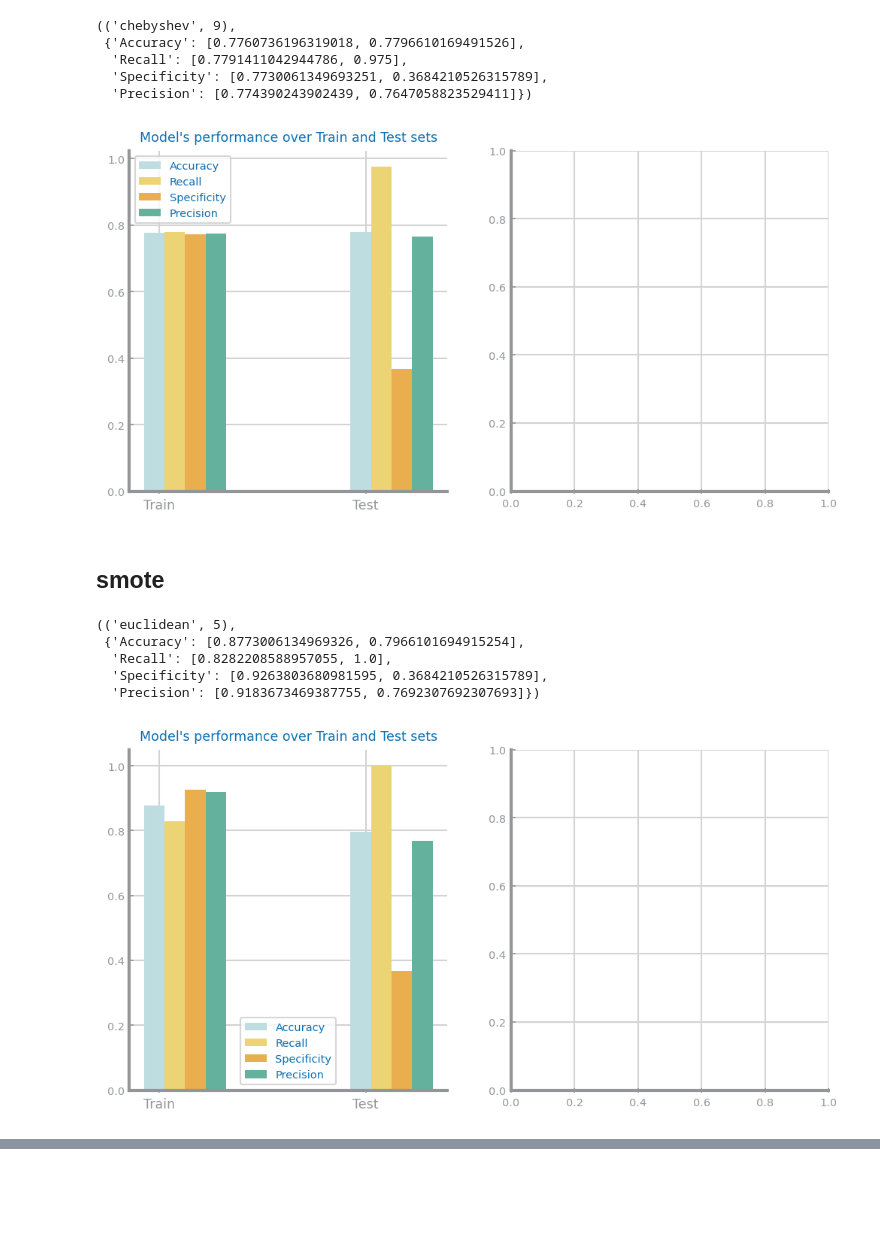
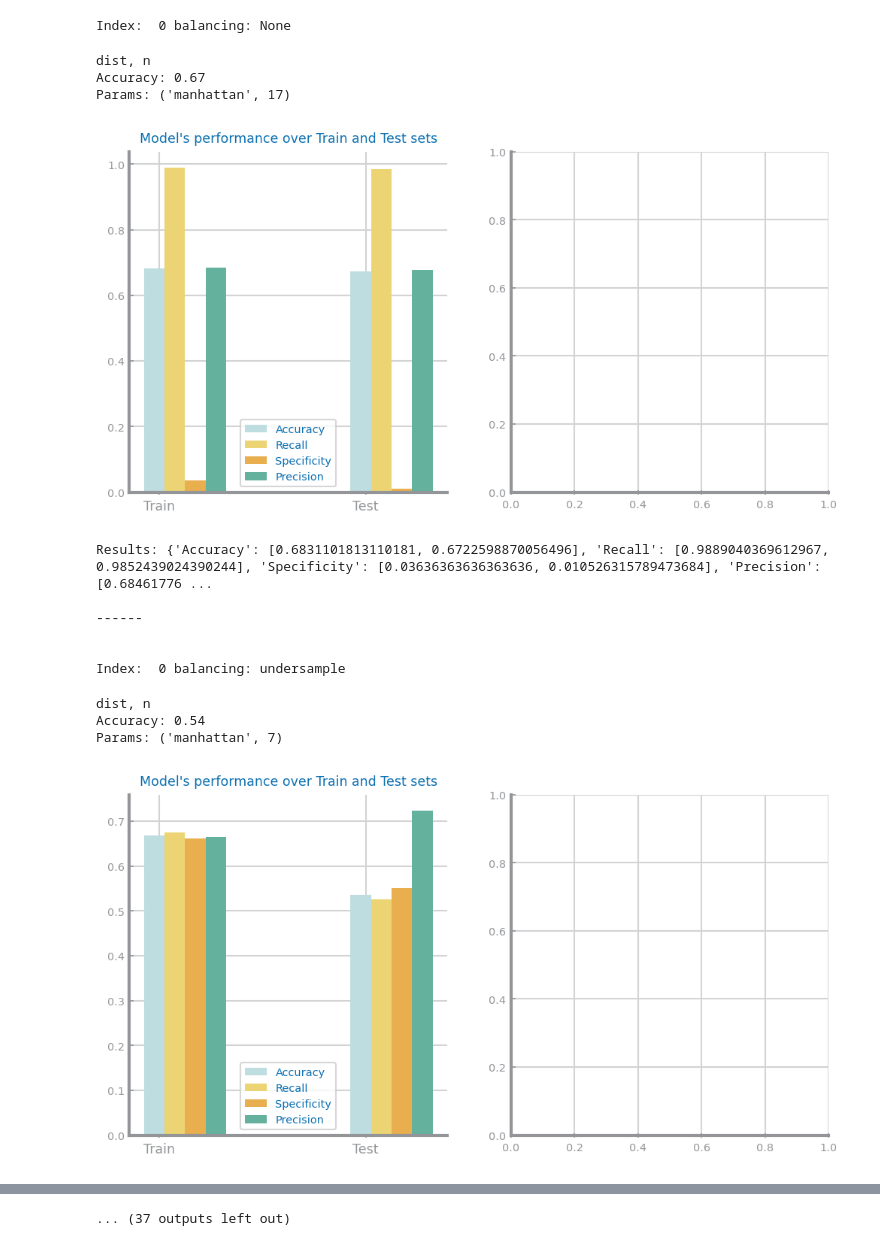
Before and after one commit to joaocmd/CD-Project, a Jupyter notebook: knn.ipynb, the cells around one changed output, grey strips where cells are left out. Drawn from its saved outputs; the diff is of its cells as text; code cells hidden in the pictures; blank space fills up the shorter version.

```diff
--- a/knn.ipynb
+++ b/knn.ipynb
@@ -63,26 +1,53 @@ kNNKFold(get_hf_data(filter_outliers=False, scaling='z-score'), 'DEATH_EVENT')
-# %%
-from strategiesavg import *
-from data import *
-
-kNNKFold(get_hf_data(filter_outliers=False, scaling='z-score'), 'DEATH_EVENT', balancing='oversample')
-# %% [output]
-(('chebyshev', 9),
- {'Accuracy': [0.7760736196319018, 0.7796610169491526],
-  'Recall': [0.7791411042944786, 0.975],
-  'Specificity': [0.7730061349693251, 0.3684210526315789],
-  'Precision': [0.774390243902439, 0.7647058823529411]})
-[figure, removed]
-# %% [markdown]
-## smote
-# %%
-from strategiesavg import *
-from data import *
-
-kNNKFold(get_hf_data(filter_outliers=False, scaling='z-score'), 'DEATH_EVENT', balancing='smote')
-# %% [output]
-(('euclidean', 5),
- {'Accuracy': [0.8773006134969326, 0.7966101694915254],
-  'Recall': [0.8282208588957055, 1.0],
-  'Specificity': [0.9263803680981595, 0.3684210526315789],
-  'Precision': [0.9183673469387755, 0.7692307692307693]})
-[figure, removed]
+# %%
+from strategiesavg import *
+from data import *
+import matplotlib.pyplot as plt
+
+# Raw
+d0 = get_hf_data()
+# Outliers
+d1 = get_hf_data(filter_outliers=True)
+# Scaling
+d2 = get_hf_data(scaling='z-score')
+d3 = get_hf_data(scaling='minmax')
+# Outliers and scaling
+d4 = get_hf_data(filter_outliers=True, scaling='z-score')
+d5 = get_hf_data(filter_outliers=True, scaling='minmax')
+
+dfs = [d0,d1,d2,d3,d4,d5]
+balancings = [None, 'undersample', 'oversample', 'smote']
+# %%
+best = ("", 0)
+
+for i, df in enumerate(dfs):
+    for bal in balancings:
+        if (i == 4 or i == 2): continue
+        print("Index: ", i, "balancing:", bal)
+        params, results = kNNKFold(df, "DEATH_EVENT", balancing=bal)
+        accuracy = results["Accuracy"][1]
+        print(f'Accuracy: {accuracy:.2f}')
+        print(f'Params: {params}')
+        plt.pause(0.1)
+        print("Results:", results)
+        print("\n------\n\n")
+        if (accuracy > best[1]):
+            if bal == None: bal = "None"
+            best = (str(i) + "," + bal, accuracy)
+
+print(best)
+# %% [output]
+Index:  0 balancing: None
+dist, n
+Accuracy: 0.67
+Params: ('manhattan', 17)
+[figure, added]
+Results: {'Accuracy': [0.6831101813110181, 0.6722598870056496], 'Recall': [0.9889040369612967, 0.9852439024390244], 'Specificity': [0.03636363636363636, 0.010526315789473684], 'Precision': [0.68461776 ...
+
+------
+
+
+Index:  0 balancing: undersample
+dist, n
+Accuracy: 0.54
+Params: ('manhattan', 7)
+[figure, added]
@@ -88,0 +74 @@ kNNKFold(get_hf_data(filter_outliers=False, scaling='z-score'), 'DEATH_EVENT', b
+... (37 outputs left out)
```
Also changed, not shown: parts of 12 cells of this notebook, 5 other files.
